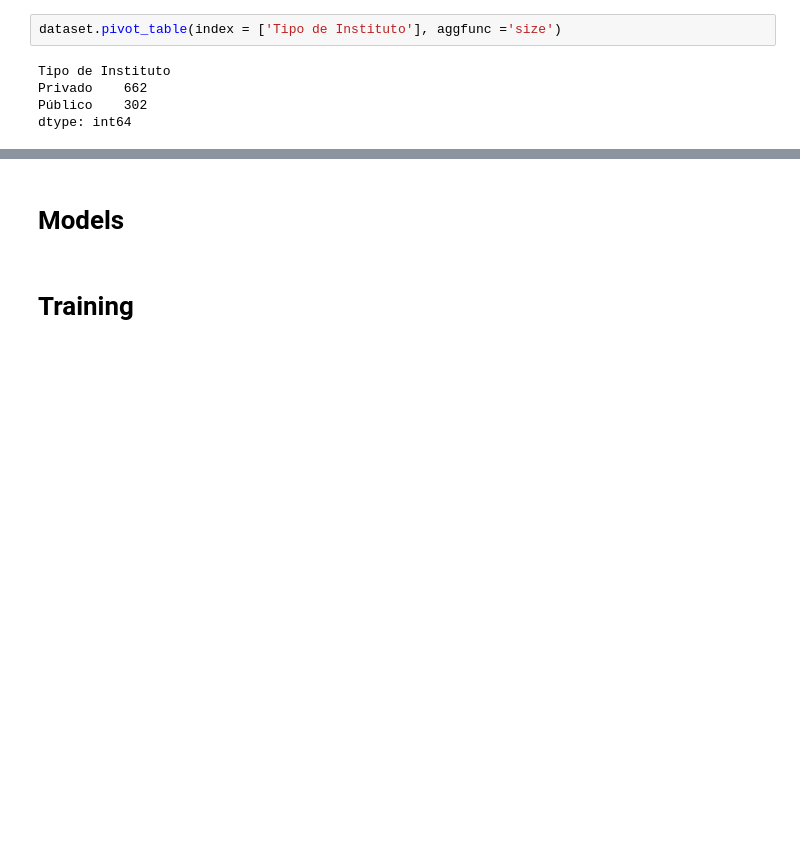
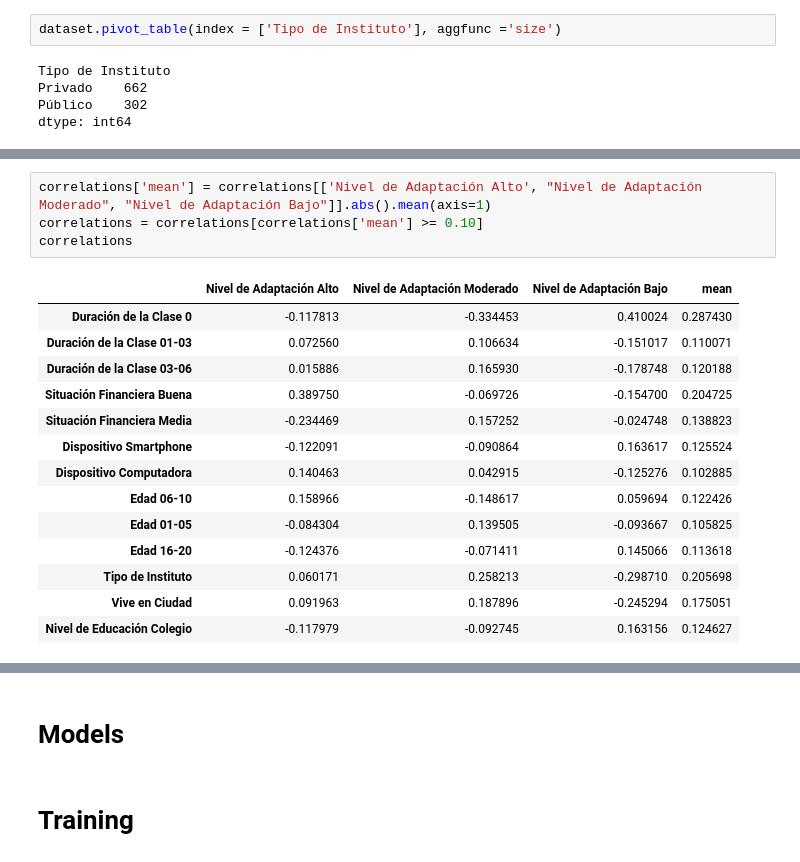
Before and after one commit to RedoRojo/Neural-Network-Classification, a Jupyter notebook: cuaderno.ipynb, the cells around one changed output, grey strips where cells are left out. Drawn from its saved outputs; the diff is of its cells as text; blank space fills up the shorter version.

```diff
--- a/cuaderno.ipynb
+++ b/cuaderno.ipynb
@@ -227,0 +259,19 @@ dtype: int64
+# %%
+correlations['mean'] = correlations[['Nivel de Adaptación Alto', "Nivel de Adaptación Moderado", "Nivel de Adaptación Bajo"]].abs().mean(axis=1)
+correlations = correlations[correlations['mean'] >= 0.10]
+correlations
+# %% [output]
+|  | Nivel de Adaptación Alto | Nivel de Adaptación Moderado | Nivel de Adaptación Bajo | mean |
+| Duración de la Clase 0 | -0.117813 | -0.334453 | 0.410024 | 0.287430 |
+| Duración de la Clase 01-03 | 0.072560 | 0.106634 | -0.151017 | 0.110071 |
+| Duración de la Clase 03-06 | 0.015886 | 0.165930 | -0.178748 | 0.120188 |
+| Situación Financiera Buena | 0.389750 | -0.069726 | -0.154700 | 0.204725 |
+| Situación Financiera Media | -0.234469 | 0.157252 | -0.024748 | 0.138823 |
+| Dispositivo Smartphone | -0.122091 | -0.090864 | 0.163617 | 0.125524 |
+| Dispositivo Computadora | 0.140463 | 0.042915 | -0.125276 | 0.102885 |
+| Edad 06-10 | 0.158966 | -0.148617 | 0.059694 | 0.122426 |
+| Edad 01-05 | -0.084304 | 0.139505 | -0.093667 | 0.105825 |
+| Edad 16-20 | -0.124376 | -0.071411 | 0.145066 | 0.113618 |
+| Tipo de Instituto | 0.060171 | 0.258213 | -0.298710 | 0.205698 |
+| Vive en Ciudad | 0.091963 | 0.187896 | -0.245294 | 0.175051 |
+| Nivel de Educación Colegio | -0.117979 | -0.092745 | 0.163156 | 0.124627 |
```
Also changed, not shown: parts of 7 cells of this notebook.
